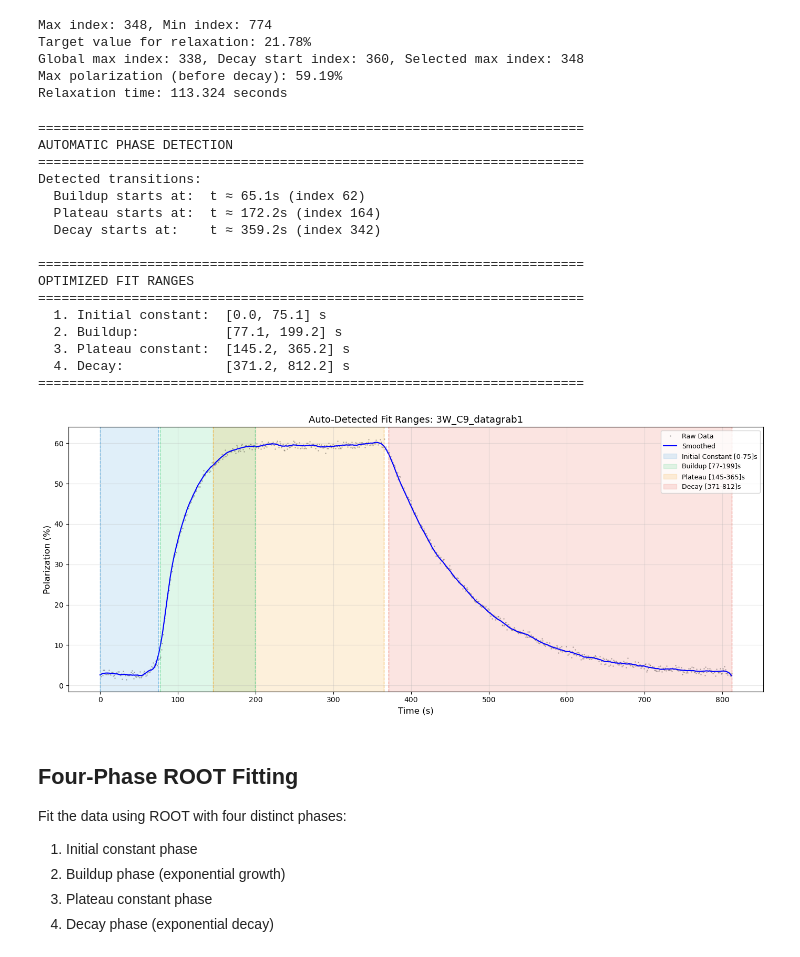
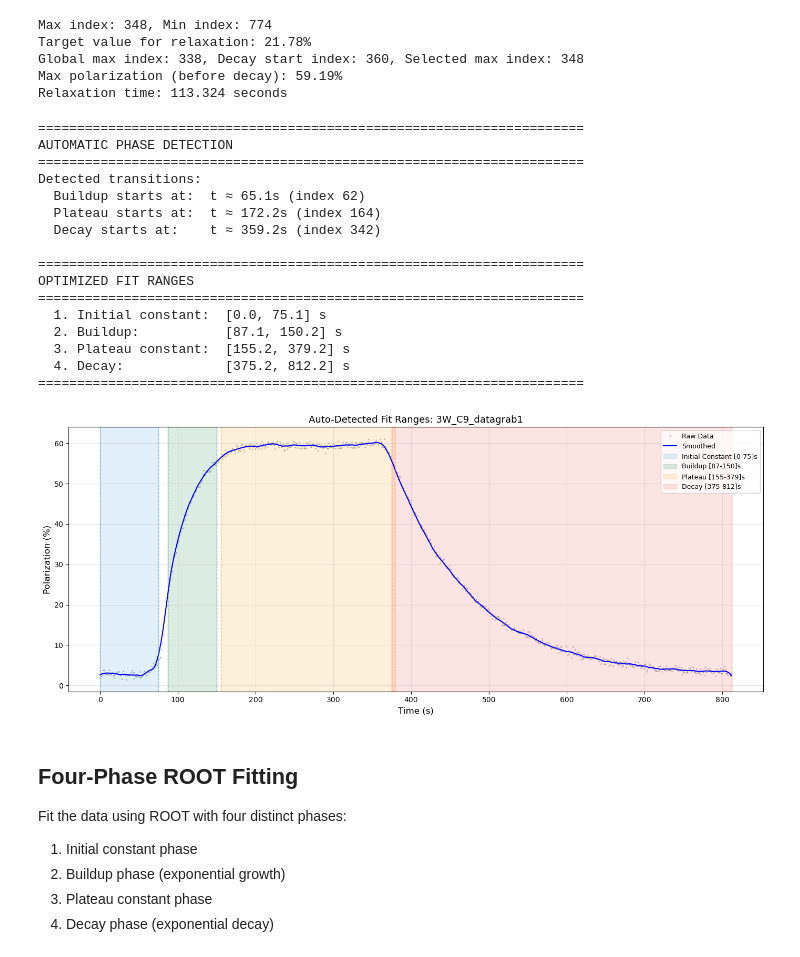
Before and after one commit to abhich2507/MEOP, a Jupyter notebook: power_dependence_analysis.ipynb, the cells around one changed output. Drawn from its saved outputs; the diff is of its cells as text; code cells hidden in the pictures.

Commit message:
all plots and full analysis

```diff
--- a/power_dependence_analysis.ipynb
+++ b/power_dependence_analysis.ipynb
@@ -286,7 +286,7 @@ def compute_fit_ranges(df, verbose=True):
     # --- Optimize initial constant range ---
     # End of initial constant = near buildup start
     # Scan end boundary around detected buildup start
-    search_window = 30  # seconds to search around transition
+    search_window = 50  # seconds to search around transition
     best_ic_max = t_buildup_start - 10
     best_chi2 = np.inf
 
@@ -400,7 +400,7 @@ def compute_fit_ranges(df, verbose=True):
         ax.plot(df["time"], df["smoothed"], 'b-', linewidth=1.5, label="Smoothed")
 
         # Shade each phase region
-        colors = ['#3498db', '#2ecc71', '#f39c12', '#e74c3c']
+        colors =['#3498db', "#0f803e", '#f39c12', '#e74c3c']
         labels = ['Initial Constant', 'Buildup', 'Plateau', 'Decay']
         range_pairs = [
             (ranges['initial_constant_range_min'], ranges['initial_constant_range_max']),
@@ -413,37 +413,37 @@ def compute_fit_ranges(df, verbose=True):
             ax.axvspan(r_min, r_max, alpha=0.15, color=color, label=f"{label} [{r_min:.0f}-{r_max:.0f}]s")
             ax.axvline(r_min, color=color, linestyle='--', alpha=0.5, linewidth=1)
             ax.axvline(r_max, color=color, linestyle='--', alpha=0.5, linewidth=1)
 
         ax.set_xlabel("Time (s)", fontsize=12)
         ax.set_ylabel("Polarization (%)", fontsize=12)
         ax.set_title(f"Auto-Detected Fit Ranges: {filename}", fontsize=13)
         ax.legend(loc='best', fontsize=9)
         ax.grid(True, alpha=0.3)
         plt.tight_layout()
         plt.show()
 
     return ranges
 
 # Run the automatic range detection
 auto_ranges = compute_fit_ranges(df, verbose=True)
 # %% [output]
 ======================================================================
 AUTOMATIC PHASE DETECTION
 ======================================================================
 Detected transitions:
   Buildup starts at:  t ≈ 65.1s (index 62)
   Plateau starts at:  t ≈ 172.2s (index 164)
   Decay starts at:    t ≈ 359.2s (index 342)
 
 ======================================================================
 OPTIMIZED FIT RANGES
 ======================================================================
   1. Initial constant:  [0.0, 75.1] s
-  2. Buildup:           [77.1, 199.2] s
-  3. Plateau constant:  [145.2, 365.2] s
-  4. Decay:             [371.2, 812.2] s
+  2. Buildup:           [87.1, 150.2] s
+  3. Plateau constant:  [155.2, 379.2] s
+  4. Decay:             [375.2, 812.2] s
 ======================================================================
-[figure, old version]
+[figure, new version]
 # %% [markdown]
 ## Four-Phase ROOT Fitting
 
```
Also changed, not shown: parts of 4 cells of this notebook, 38 other files.
